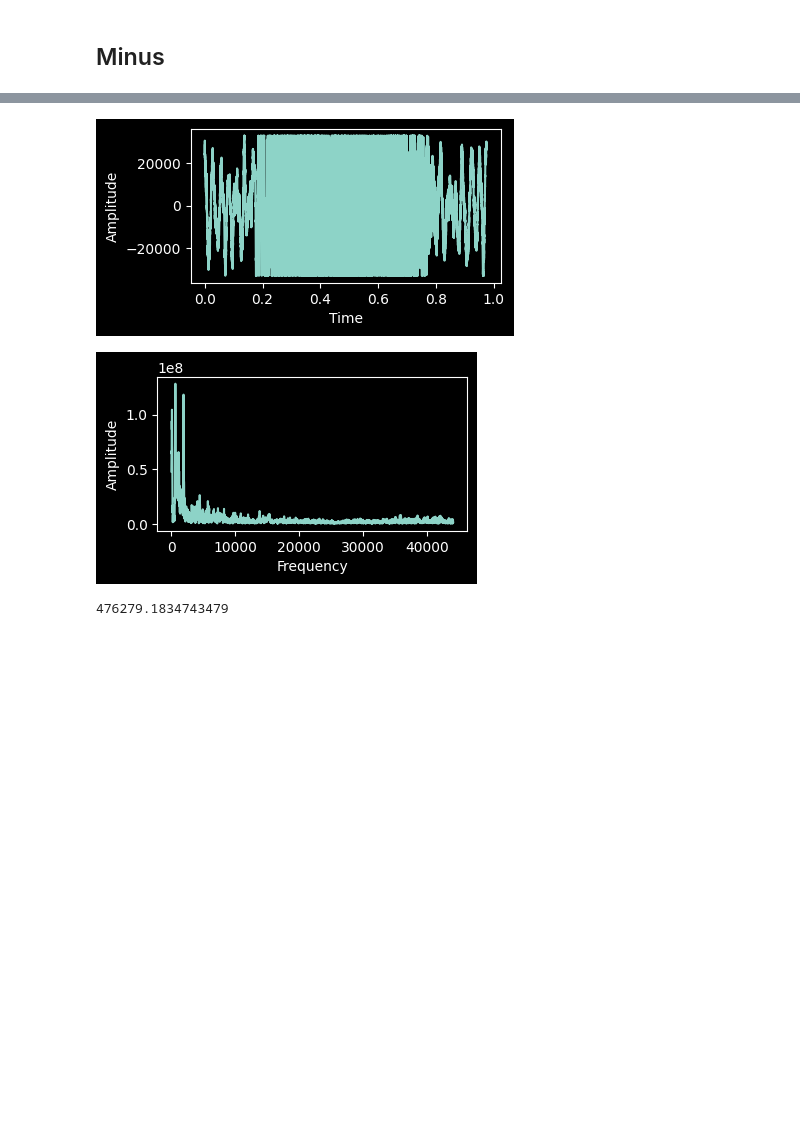
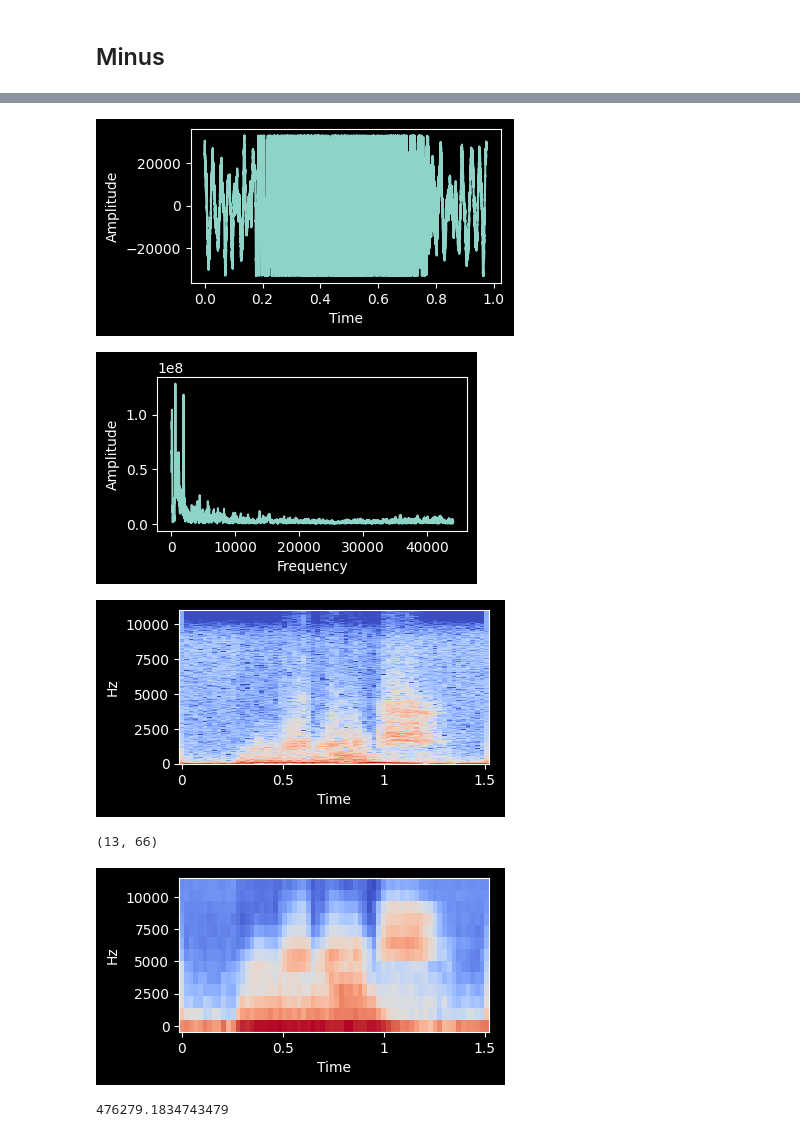
Before and after one commit to valwerner2/stm32WordRecognition, a Jupyter notebook: prototype/proto.ipynb, the cells around one changed output, grey strips where cells are left out. Cells and saved outputs as stored; diff of their text form; code cells hidden in the pictures; blank space fills up the shorter version.

```diff
--- a/prototype/proto.ipynb
+++ b/prototype/proto.ipynb
@@ -101,10 +155,15 @@ plusFile_sample_rate, plusFile_wav, plusFile_n, plusFile_fft = load_plot("./wav/
 ## Minus
 # %%
 minusFile_sample_rate, minusFile_wav, minusFile_n, minusFile_fft = load_plot("./wav/minus.wav")
+
+spectrum_stft(minusFile_wav, minusFile_sample_rate)
 # %% [output]
 [interactive output not drawn]
 [figure]
 [figure]
+[figure, added]
+(13, 66)
+[figure, added]
 # %%
 print(diff_fft(startFile_fft, startFileMariusz_fft, startFile_sample_rate).sum())
 print(diff_fft(stopFile_fft, startFileMariusz_fft, startFile_sample_rate).sum())
```
Also changed, not shown: parts of 6 cells of this notebook.
